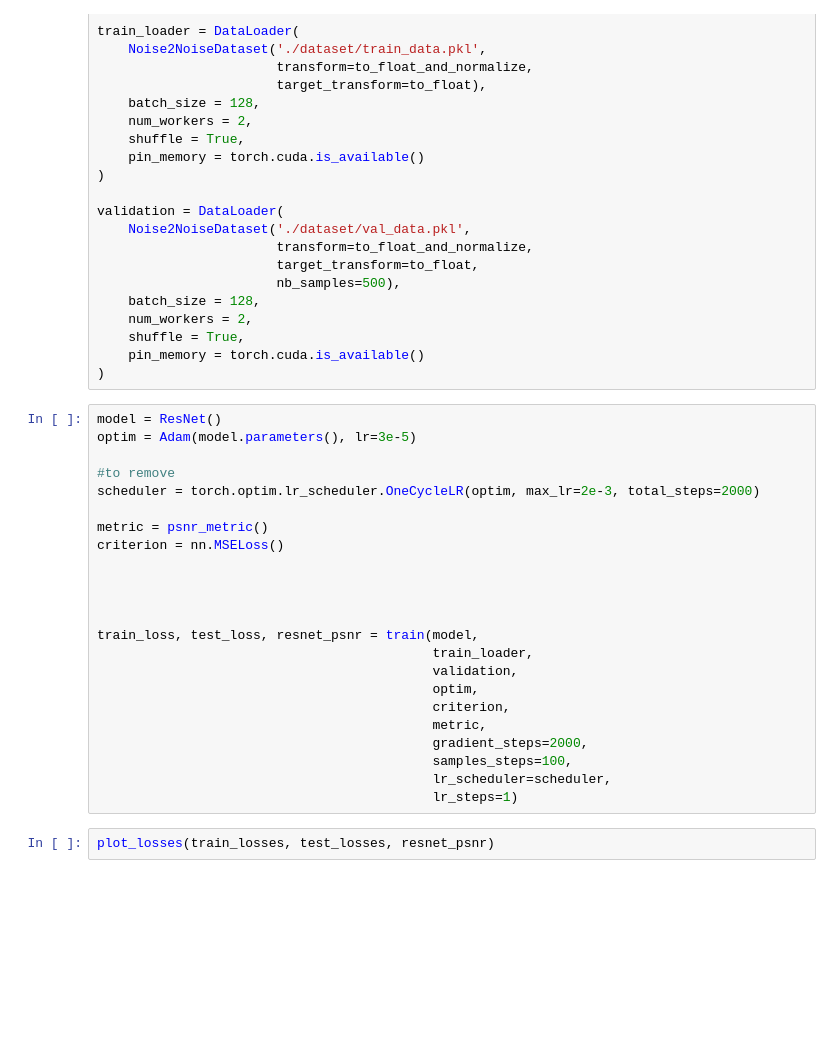
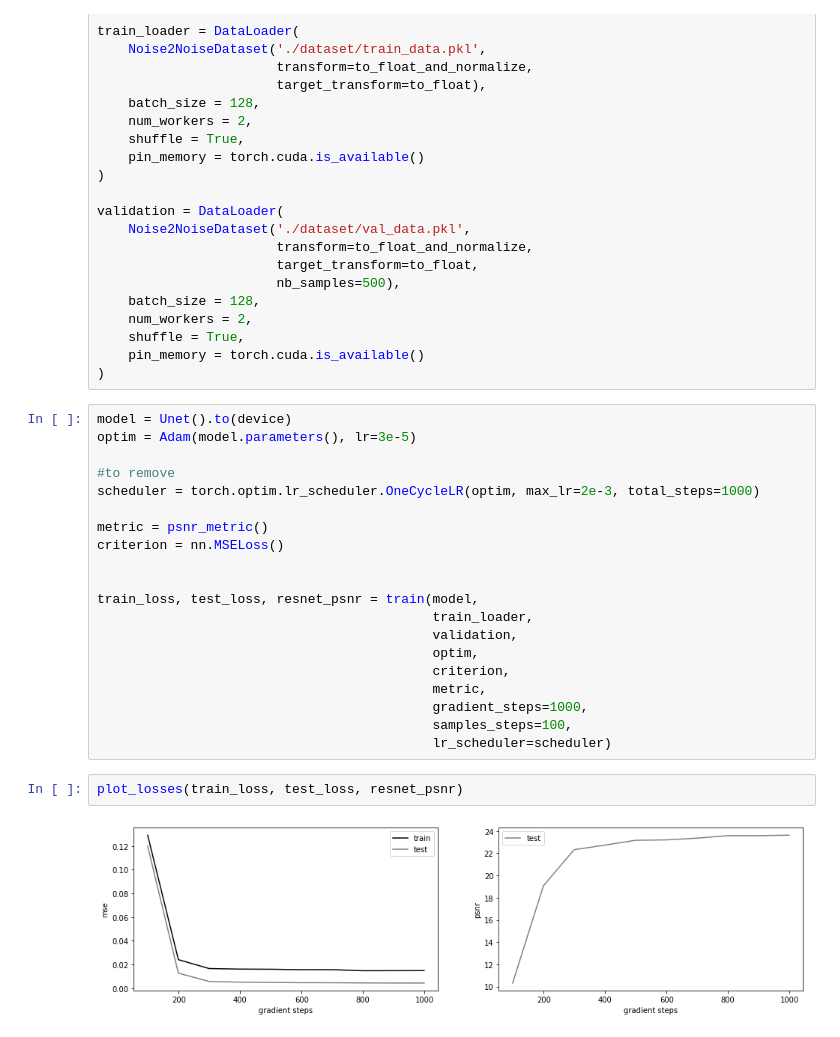
Before and after one commit to thurgarion2/noise2noise, a Jupyter notebook: _architecture_test.ipynb, the cells around one changed output. Saved outputs shown, nothing was run; the diff lists cells and outputs as text; blank space fills up the shorter version.

Commit message:
test unet

```diff
--- a/_architecture_test.ipynb
+++ b/_architecture_test.ipynb
@@ -46,16 +52,14 @@ validation = DataLoader(
     pin_memory = torch.cuda.is_available()
 )
 # %%
-model = ResNet()
+model = Unet().to(device)
 optim = Adam(model.parameters(), lr=3e-5)
 
 #to remove
-scheduler = torch.optim.lr_scheduler.OneCycleLR(optim, max_lr=2e-3, total_steps=2000)
+scheduler = torch.optim.lr_scheduler.OneCycleLR(optim, max_lr=2e-3, total_steps=1000)
 
 metric = psnr_metric()
 criterion = nn.MSELoss()
-
-
 
 
 train_loss, test_loss, resnet_psnr = train(model,
@@ -64,11 +68,12 @@ train_loss, test_loss, resnet_psnr = train(model,
                                            optim,
                                            criterion,
                                            metric,
-                                           gradient_steps=2000,
+                                           gradient_steps=1000,
                                            samples_steps=100,
-                                           lr_scheduler=scheduler,
-                                           lr_steps=1)
+                                           lr_scheduler=scheduler)
 # %%
-plot_losses(train_losses, test_losses, resnet_psnr)
+plot_losses(train_loss, test_loss, resnet_psnr)
+# %% [output]
+[figure, added]
 # %%
 show_results(model, validation, nb_cols=3, nb_rows=2)
```
Also changed, not shown: parts of 6 cells of this notebook, 5 other files.
